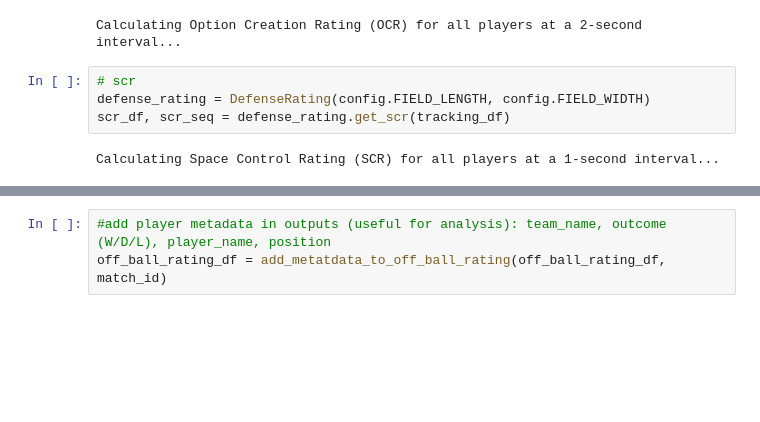
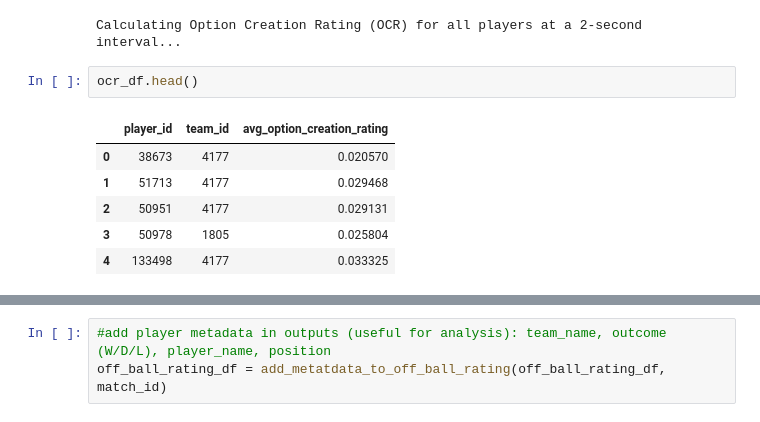
Before and after one commit to akedjouadj/skillcorner_pysport_analytics_cup_research, a Jupyter notebook: submission.ipynb, the cells around one changed output, grey strips where cells are left out. Saved outputs shown, nothing was run; the diff lists cells and outputs as text; blank space fills up the shorter version.

```diff
--- a/submission.ipynb
+++ b/submission.ipynb
@@ -44,9 +43,12 @@ offense_rating = OffenseRating(config.FIELD_LENGTH)
 ocr_df, ocr_seq = offense_rating.get_ocr(tracking_df)
 # %% [output]
 Calculating Option Creation Rating (OCR) for all players at a 2-second interval...
-# %%
-# scr
-defense_rating = DefenseRating(config.FIELD_LENGTH, config.FIELD_WIDTH)
-scr_df, scr_seq = defense_rating.get_scr(tracking_df)
-# %% [output]
-Calculating Space Control Rating (SCR) for all players at a 1-second interval...
+# %%
+ocr_df.head()
+# %% [output]
+|  | player_id | team_id | avg_option_creation_rating |
+| 0 | 38673 | 4177 | 0.020570 |
+| 1 | 51713 | 4177 | 0.029468 |
+| 2 | 50951 | 4177 | 0.029131 |
+| 3 | 50978 | 1805 | 0.025804 |
+| 4 | 133498 | 4177 | 0.033325 |
```
Also changed, not shown: parts of 11 cells of this notebook, 31 other files.
